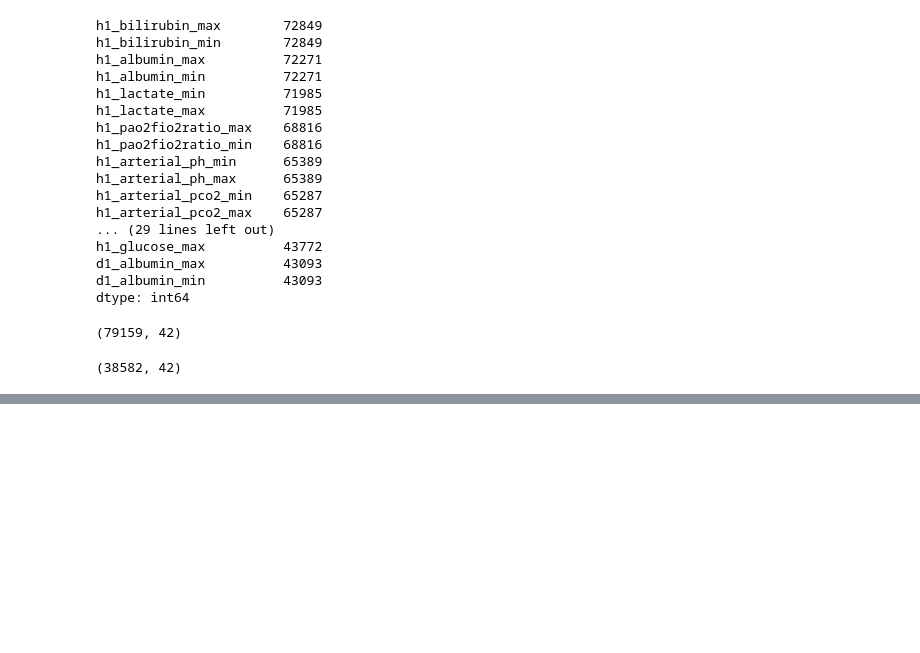
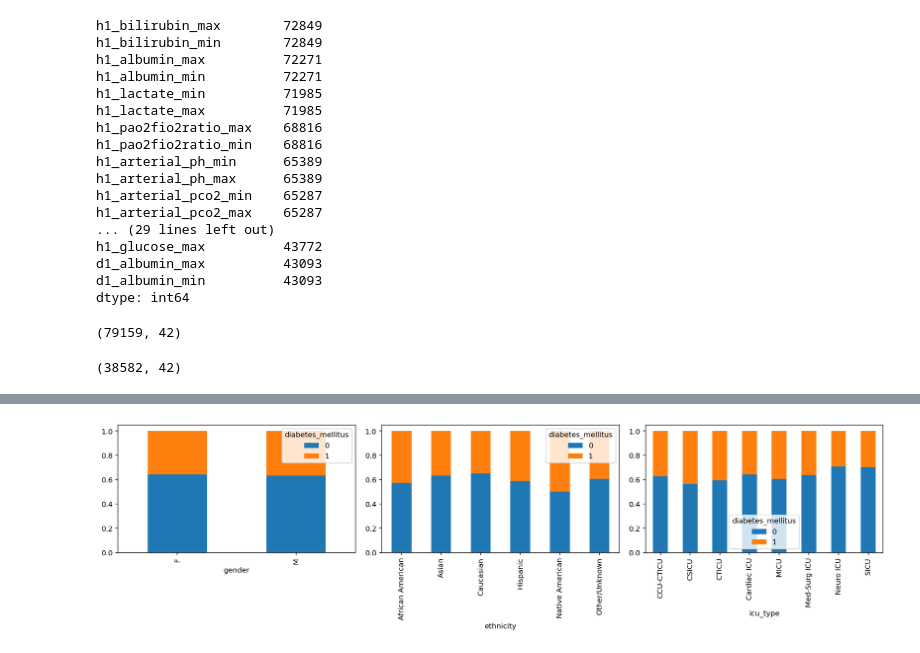
Before and after one commit to walidsi/freelancer-com-diabetes-mellitus, a Jupyter notebook: diabetes-mellitus-prediction.ipynb, the cells around one changed output, grey strips where cells are left out. Cells and saved outputs as stored; diff of their text form; code cells hidden in the pictures; blank space fills up the shorter version.

```diff
--- a/diabetes-mellitus-prediction.ipynb
+++ b/diabetes-mellitus-prediction.ipynb
@@ -92,2 +97,8 @@ data.shape
+# %%
+vs.visualize_crosstabs(data[['gender', 'ethnicity', 'icu_type', 'diabetes_mellitus']],
+                       ['gender', 'ethnicity', 'icu_type'],
+                       'diabetes_mellitus')
+# %% [output]
+[figure, added]
 # %%
 data.isnull().sum().sum()
```
Also changed, not shown: parts of 18 cells of this notebook.
